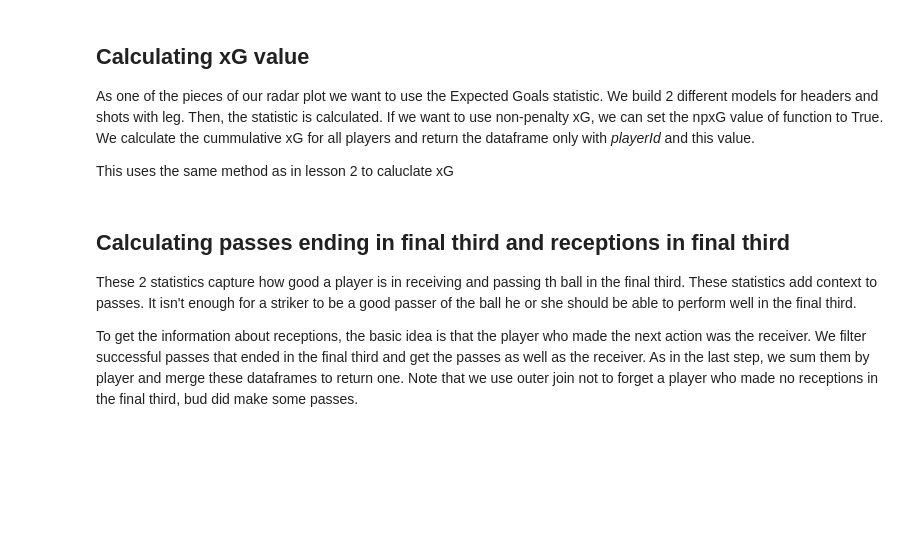
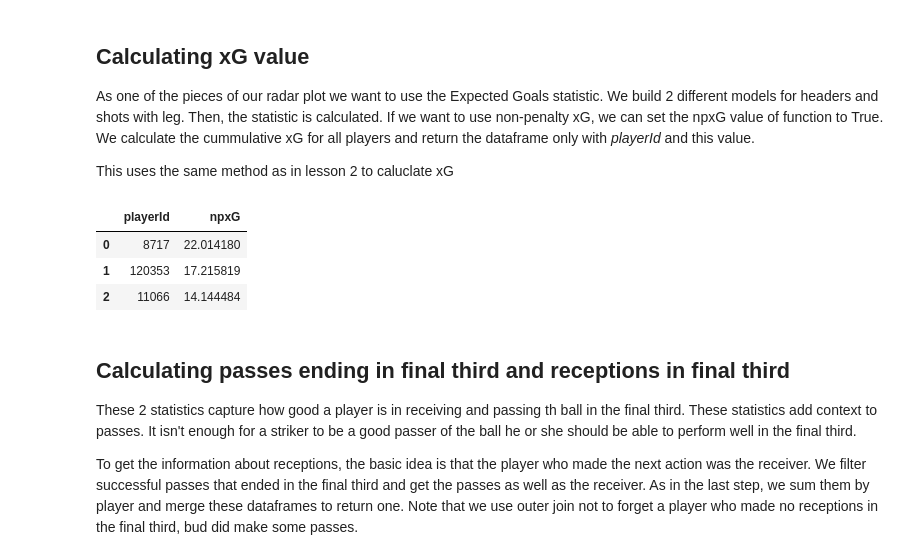
Before and after one commit to Blu3Meteor/Soccer-Analytics-Lab, a Jupyter notebook: 03 - Scouting/plot_RadarPlot.ipynb, the cells around one changed output. Cells and saved outputs as stored; diff of their text form; code cells hidden in the pictures; blank space fills up the shorter version.

```diff
--- a/03 - Scouting/plot_RadarPlot.ipynb
+++ b/03 - Scouting/plot_RadarPlot.ipynb
@@ -102,35 +102,40 @@ def calulatexG(df, npxG):
     #assigning xG
     #headers
     b_head = headers_model.params
-    xG = 1/(1+np.exp(b_head[0]+b_head[1]*headers['Distance'] + b_head[2]*headers['Angle']))
+    xG = 1/(1+np.exp(b_head["Intercept"]+b_head["Distance"]*headers['Distance'] + b_head["Angle"]*headers['Angle']))
     headers = headers.assign(xG = xG)
 
     #non-headers
     b_nhead = nonheaders_model.params
-    xG = 1/(1+np.exp(b_nhead[0]+b_nhead[1]*non_headers['Distance'] + b_nhead[2]*non_headers['Angle']))
+    xG = 1/(1+np.exp(b_nhead["Intercept"]+b_nhead["Distance"]*non_headers['Distance'] + b_nhead["Angle"]*non_headers['Angle']))
     non_headers = non_headers.assign(xG = xG)
 
     if npxG == False:
         #find pens
         penalties = df.loc[df["subEventName"] == "Penalty"]
         #assign 0.8
         penalties = penalties.assign(xG = 0.8)
         #concat, group and sum
         all_shots_xg = pd.concat([non_headers[["playerId", "xG"]], headers[["playerId", "xG"]], penalties[["playerId", "xG"]]])
         xG_sum = all_shots_xg.groupby(["playerId"])["xG"].sum().sort_values(ascending = False).reset_index()
     else:
         #concat, group and sum
         all_shots_xg = pd.concat([non_headers[["playerId", "xG"]], headers[["playerId", "xG"]]])
         all_shots_xg.rename(columns = {"xG": "npxG"}, inplace = True)
         xG_sum = all_shots_xg.groupby(["playerId"])["npxG"].sum().sort_values(ascending = False).reset_index()
     #group by player and sum
 
     return xG_sum
 
 #making function
 npxg = calulatexG(train, npxG = True)
 #investigate structure
 npxg.head(3)
+# %% [output]
+|  | playerId | npxG |
+| 0 | 8717 | 22.014180 |
+| 1 | 120353 | 17.215819 |
+| 2 | 11066 | 14.144484 |
 # %% [markdown]
 ## Calculating passes ending in final third and receptions in final third
 These 2 statistics capture how good a player is in receiving and passing th
```
Also changed, not shown: parts of 6 cells of this notebook, 1 other file.
